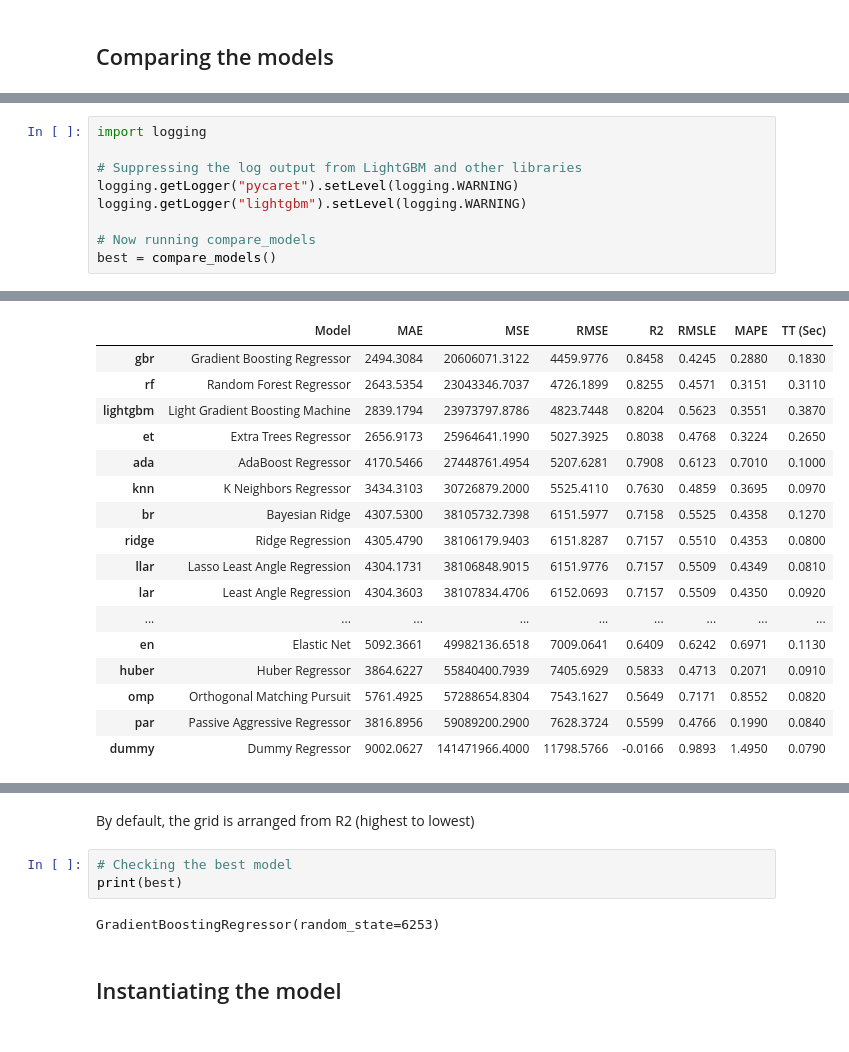
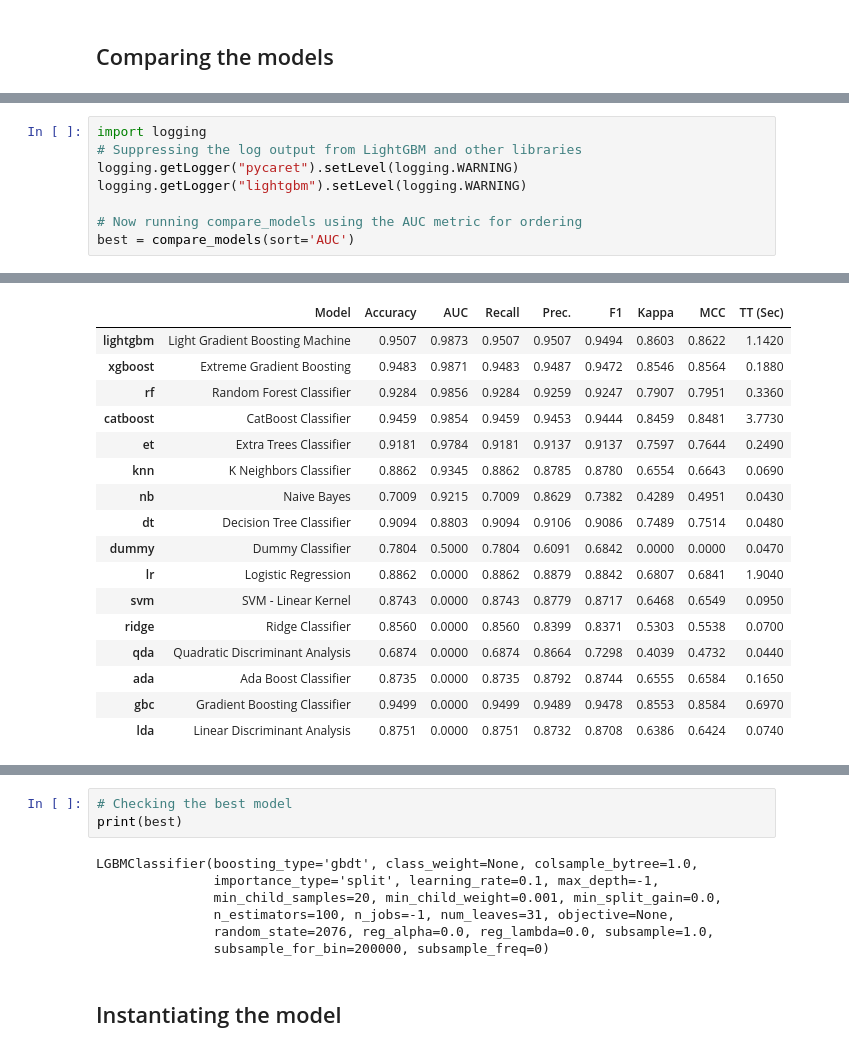
Before and after one commit to gabrielcapela/AutoML_Classification, a Jupyter notebook: fetal_health_classification.ipynb, the cells around one changed output, grey strips where cells are left out. Saved outputs shown, nothing was run; the diff lists cells and outputs as text.

```diff
--- a/fetal_health_classification.ipynb
+++ b/fetal_health_classification.ipynb
@@ -214,39 +250,41 @@ This function allows you to quickly identify the most promising model without ha
 # %%
 import logging
-
 # Suppressing the log output from LightGBM and other libraries
 logging.getLogger("pycaret").setLevel(logging.WARNING)
 logging.getLogger("lightgbm").setLevel(logging.WARNING)
 
-# Now running compare_models
-best = compare_models()
+# Now running compare_models using the AUC metric for ordering
+best = compare_models(sort='AUC')
 # %% [output]
 [interactive output not drawn]
-|  | Model | MAE | MSE | RMSE | R2 | RMSLE | MAPE | TT (Sec) |
-| gbr | Gradient Boosting Regressor | 2494.3084 | 20606071.3122 | 4459.9776 | 0.8458 | 0.4245 | 0.2880 | 0.1830 |
-| rf | Random Forest Regressor | 2643.5354 | 23043346.7037 | 4726.1899 | 0.8255 | 0.4571 | 0.3151 | 0.3110 |
-| lightgbm | Light Gradient Boosting Machine | 2839.1794 | 23973797.8786 | 4823.7448 | 0.8204 | 0.5623 | 0.3551 | 0.3870 |
-| et | Extra Trees Regressor | 2656.9173 | 25964641.1990 | 5027.3925 | 0.8038 | 0.4768 | 0.3224 | 0.2650 |
-| ada | AdaBoost Regressor | 4170.5466 | 27448761.4954 | 5207.6281 | 0.7908 | 0.6123 | 0.7010 | 0.1000 |
-| knn | K Neighbors Regressor | 3434.3103 | 30726879.2000 | 5525.4110 | 0.7630 | 0.4859 | 0.3695 | 0.0970 |
-| br | Bayesian Ridge | 4307.5300 | 38105732.7398 | 6151.5977 | 0.7158 | 0.5525 | 0.4358 | 0.1270 |
-| ridge | Ridge Regression | 4305.4790 | 38106179.9403 | 6151.8287 | 0.7157 | 0.5510 | 0.4353 | 0.0800 |
-| llar | Lasso Least Angle Regression | 4304.1731 | 38106848.9015 | 6151.9776 | 0.7157 | 0.5509 | 0.4349 | 0.0810 |
-| lar | Least Angle Regression | 4304.3603 | 38107834.4706 | 6152.0693 | 0.7157 | 0.5509 | 0.4350 | 0.0920 |
-| ... | ... | ... | ... | ... | ... | ... | ... | ... |
-| en | Elastic Net | 5092.3661 | 49982136.6518 | 7009.0641 | 0.6409 | 0.6242 | 0.6971 | 0.1130 |
-| huber | Huber Regressor | 3864.6227 | 55840400.7939 | 7405.6929 | 0.5833 | 0.4713 | 0.2071 | 0.0910 |
-| omp | Orthogonal Matching Pursuit | 5761.4925 | 57288654.8304 | 7543.1627 | 0.5649 | 0.7171 | 0.8552 | 0.0820 |
-| par | Passive Aggressive Regressor | 3816.8956 | 59089200.2900 | 7628.3724 | 0.5599 | 0.4766 | 0.1990 | 0.0840 |
-| dummy | Dummy Regressor | 9002.0627 | 141471966.4000 | 11798.5766 | -0.0166 | 0.9893 | 1.4950 | 0.0790 |
+|  | Model | Accuracy | AUC | Recall | Prec. | F1 | Kappa | MCC | TT (Sec) |
+| lightgbm | Light Gradient Boosting Machine | 0.9507 | 0.9873 | 0.9507 | 0.9507 | 0.9494 | 0.8603 | 0.8622 | 1.1420 |
+| xgboost | Extreme Gradient Boosting | 0.9483 | 0.9871 | 0.9483 | 0.9487 | 0.9472 | 0.8546 | 0.8564 | 0.1880 |
+| rf | Random Forest Classifier | 0.9284 | 0.9856 | 0.9284 | 0.9259 | 0.9247 | 0.7907 | 0.7951 | 0.3360 |
+| catboost | CatBoost Classifier | 0.9459 | 0.9854 | 0.9459 | 0.9453 | 0.9444 | 0.8459 | 0.8481 | 3.7730 |
+| et | Extra Trees Classifier | 0.9181 | 0.9784 | 0.9181 | 0.9137 | 0.9137 | 0.7597 | 0.7644 | 0.2490 |
+| knn | K Neighbors Classifier | 0.8862 | 0.9345 | 0.8862 | 0.8785 | 0.8780 | 0.6554 | 0.6643 | 0.0690 |
+| nb | Naive Bayes | 0.7009 | 0.9215 | 0.7009 | 0.8629 | 0.7382 | 0.4289 | 0.4951 | 0.0430 |
+| dt | Decision Tree Classifier | 0.9094 | 0.8803 | 0.9094 | 0.9106 | 0.9086 | 0.7489 | 0.7514 | 0.0480 |
+| dummy | Dummy Classifier | 0.7804 | 0.5000 | 0.7804 | 0.6091 | 0.6842 | 0.0000 | 0.0000 | 0.0470 |
+| lr | Logistic Regression | 0.8862 | 0.0000 | 0.8862 | 0.8879 | 0.8842 | 0.6807 | 0.6841 | 1.9040 |
+| svm | SVM - Linear Kernel | 0.8743 | 0.0000 | 0.8743 | 0.8779 | 0.8717 | 0.6468 | 0.6549 | 0.0950 |
+| ridge | Ridge Classifier | 0.8560 | 0.0000 | 0.8560 | 0.8399 | 0.8371 | 0.5303 | 0.5538 | 0.0700 |
+| qda | Quadratic Discriminant Analysis | 0.6874 | 0.0000 | 0.6874 | 0.8664 | 0.7298 | 0.4039 | 0.4732 | 0.0440 |
+| ada | Ada Boost Classifier | 0.8735 | 0.0000 | 0.8735 | 0.8792 | 0.8744 | 0.6555 | 0.6584 | 0.1650 |
+| gbc | Gradient Boosting Classifier | 0.9499 | 0.0000 | 0.9499 | 0.9489 | 0.9478 | 0.8553 | 0.8584 | 0.6970 |
+| lda | Linear Discriminant Analysis | 0.8751 | 0.0000 | 0.8751 | 0.8732 | 0.8708 | 0.6386 | 0.6424 | 0.0740 |
 [interactive output not drawn]
-# %% [markdown]
-By default, the grid is arranged from R2 (highest to lowest)
 # %%
 # Checking the best model
 print(best)
 # %% [output]
-GradientBoostingRegressor(random_state=6253)
+LGBMClassifier(boosting_type='gbdt', class_weight=None, colsample_bytree=1.0,
+               importance_type='split', learning_rate=0.1, max_depth=-1,
+               min_child_samples=20, min_child_weight=0.001, min_split_gain=0.0,
+               n_estimators=100, n_jobs=-1, num_leaves=31, objective=None,
+               random_state=2076, reg_alpha=0.0, reg_lambda=0.0, subsample=1.0,
+               subsample_for_bin=200000, subsample_freq=0)
 # %% [markdown]
 ## Instantiating the model
 # %% [markdown]
```
Also changed, not shown: parts of 22 cells of this notebook, 4 other files.
